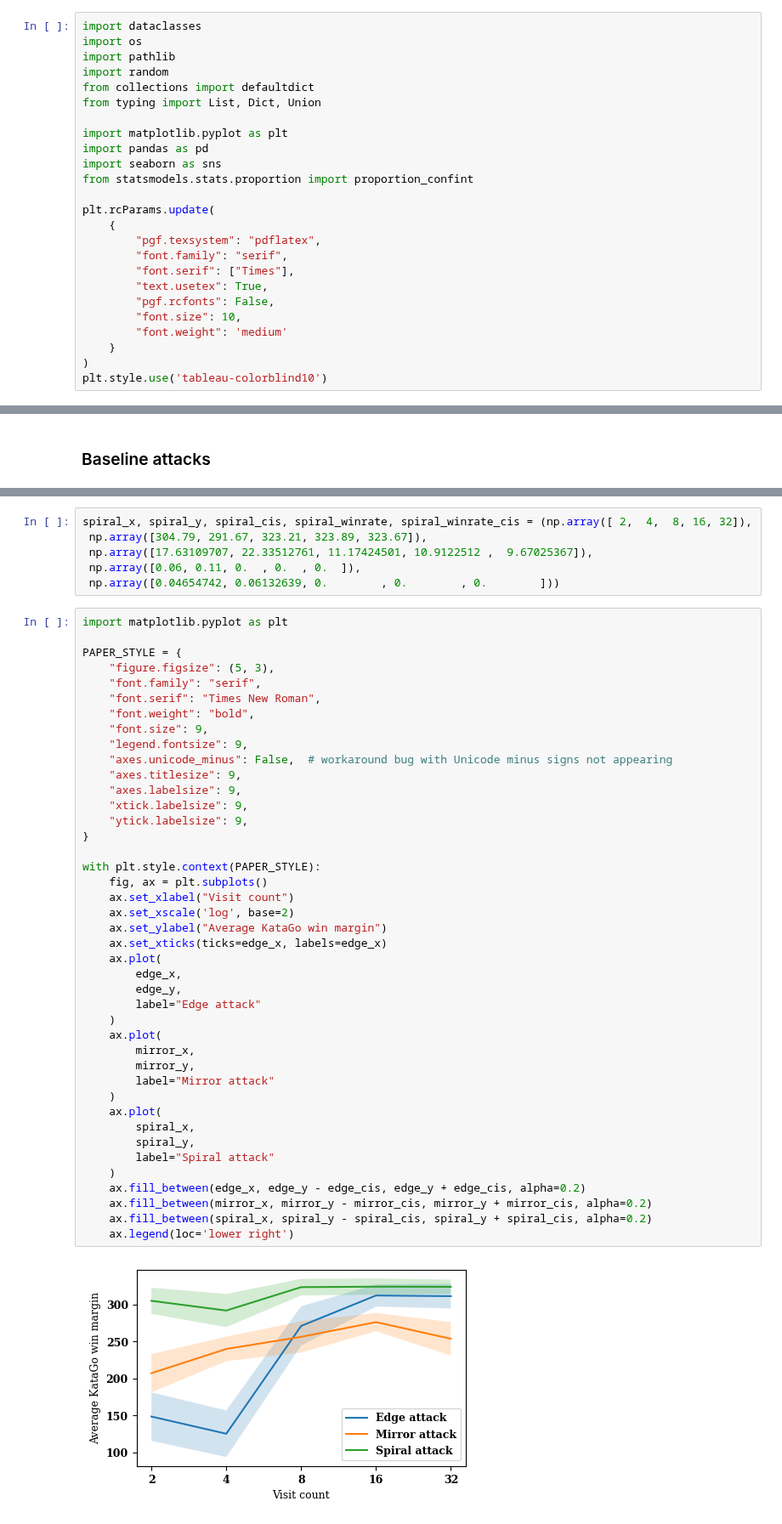
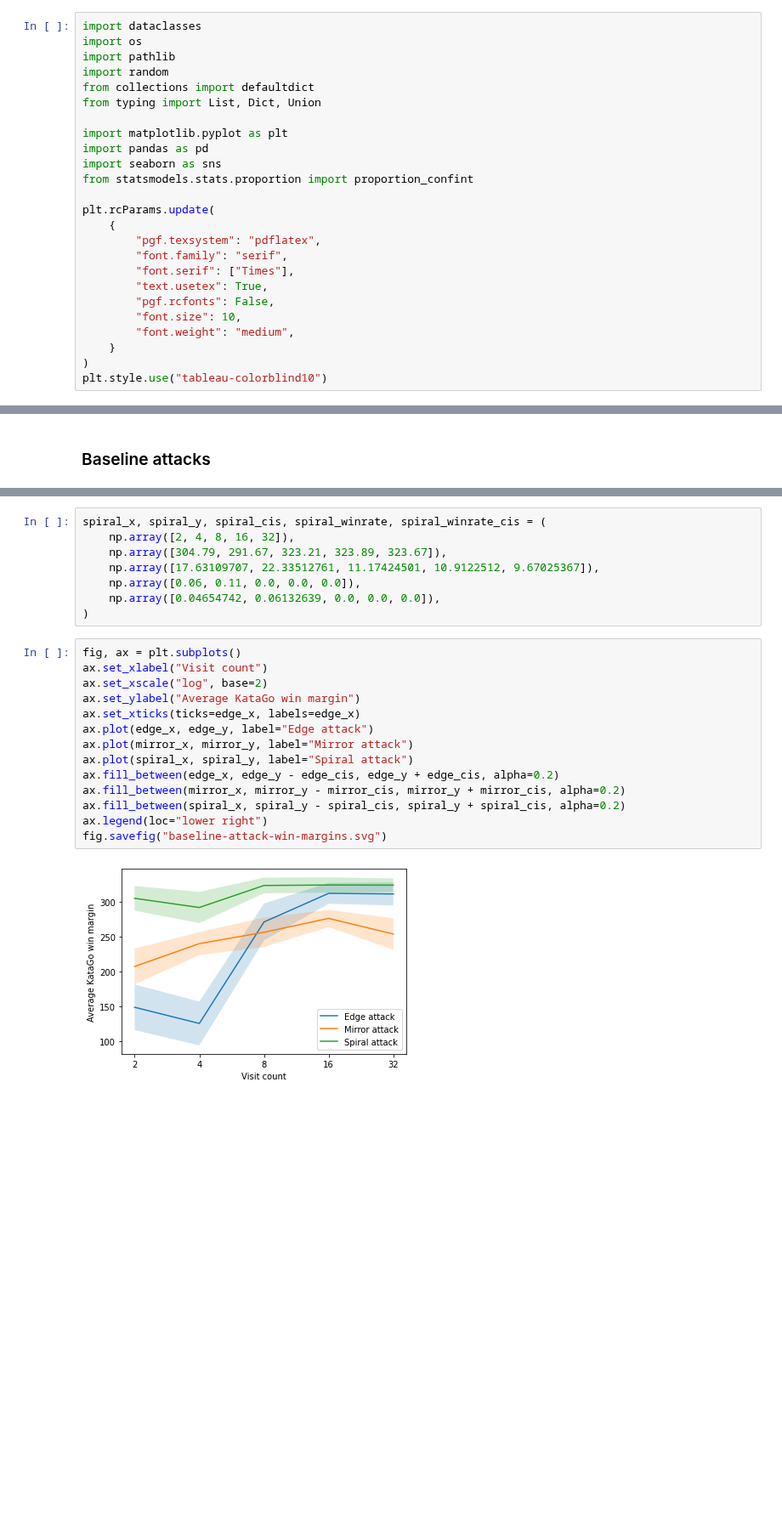
Before and after one commit to AlignmentResearch/KataGoVisualizer, a Jupyter notebook: notebooks/notebooks/iclr2022/plots.ipynb, the cells around one changed output, grey strips where cells are left out. Shown at 85% size. Drawn from its saved outputs; the diff is of its cells as text; blank space fills up the shorter version.

Commit message:
- Delete duplicate imports  - Run through a python formatter (we use black for the main project)  - Remove PAPER_STYLE so that fonts are consistent between plots.  - Save output images to disk.

```diff
--- a/notebooks/notebooks/iclr2022/plots.ipynb
+++ b/notebooks/notebooks/iclr2022/plots.ipynb
@@ -21,9 +21,9 @@ plt.rcParams.update(
         "text.usetex": True,
         "pgf.rcfonts": False,
         "font.size": 10,
-        "font.weight": 'medium'
+        "font.weight": "medium",
     }
 )
-plt.style.use('tableau-colorblind10')
+plt.style.use("tableau-colorblind10")
 # %%
 import sys
@@ -622,52 +736,26 @@ np.array([0.05609163, 0.02918747, 0.03957035, 0.02052525, 0.038408  ])
 )
 # %%
-spiral_x, spiral_y, spiral_cis, spiral_winrate, spiral_winrate_cis = (np.array([ 2,  4,  8, 16, 32]),
- np.array([304.79, 291.67, 323.21, 323.89, 323.67]),
- np.array([17.63109707, 22.33512761, 11.17424501, 10.9122512 ,  9.67025367]),
- np.array([0.06, 0.11, 0.  , 0.  , 0.  ]),
- np.array([0.04654742, 0.06132639, 0.        , 0.        , 0.        ]))
+spiral_x, spiral_y, spiral_cis, spiral_winrate, spiral_winrate_cis = (
+    np.array([2, 4, 8, 16, 32]),
+    np.array([304.79, 291.67, 323.21, 323.89, 323.67]),
+    np.array([17.63109707, 22.33512761, 11.17424501, 10.9122512, 9.67025367]),
+    np.array([0.06, 0.11, 0.0, 0.0, 0.0]),
+    np.array([0.04654742, 0.06132639, 0.0, 0.0, 0.0]),
+)
 # %%
-import matplotlib.pyplot as plt
-
-PAPER_STYLE = {
-    "figure.figsize": (5, 3),
-    "font.family": "serif",
-    "font.serif": "Times New Roman",
-    "font.weight": "bold",
-    "font.size": 9,
-    "legend.fontsize": 9,
-    "axes.unicode_minus": False,  # workaround bug with Unicode minus signs not appearing
-    "axes.titlesize": 9,
-    "axes.labelsize": 9,
-    "xtick.labelsize": 9,
-    "ytick.labelsize": 9,
-}
-
-with plt.style.context(PAPER_STYLE):
-    fig, ax = plt.subplots()
-    ax.set_xlabel("Visit count")
-    ax.set_xscale('log', base=2)
-    ax.set_ylabel("Average KataGo win margin")
-    ax.set_xticks(ticks=edge_x, labels=edge_x)
-    ax.plot(
-        edge_x,
-        edge_y,
-        label="Edge attack"
-    )
-    ax.plot(
-        mirror_x,
-        mirror_y,
-        label="Mirror attack"
-    )
-    ax.plot(
-        spiral_x,
-        spiral_y,
-        label="Spiral attack"
-    )
-    ax.fill_between(edge_x, edge_y - edge_cis, edge_y + edge_cis, alpha=0.2)
-    ax.fill_between(mirror_x, mirror_y - mirror_cis, mirror_y + mirror_cis, alpha=0.2)
-    ax.fill_between(spiral_x, spiral_y - spiral_cis, spiral_y + spiral_cis, alpha=0.2)
-    ax.legend(loc='lower right')
+fig, ax = plt.subplots()
+ax.set_xlabel("Visit count")
+ax.set_xscale("log", base=2)
+ax.set_ylabel("Average KataGo win margin")
+ax.set_xticks(ticks=edge_x, labels=edge_x)
+ax.plot(edge_x, edge_y, label="Edge attack")
+ax.plot(mirror_x, mirror_y, label="Mirror attack")
+ax.plot(spiral_x, spiral_y, label="Spiral attack")
+ax.fill_between(edge_x, edge_y - edge_cis, edge_y + edge_cis, alpha=0.2)
+ax.fill_between(mirror_x, mirror_y - mirror_cis, mirror_y + mirror_cis, alpha=0.2)
+ax.fill_between(spiral_x, spiral_y - spiral_cis, spiral_y + spiral_cis, alpha=0.2)
+ax.legend(loc="lower right")
+fig.savefig("baseline-attack-win-margins.svg")
 # %% [output]
-[figure, old version]
+[figure, new version]
 # %%
```
Also changed, not shown: parts of 23 cells of this notebook.
